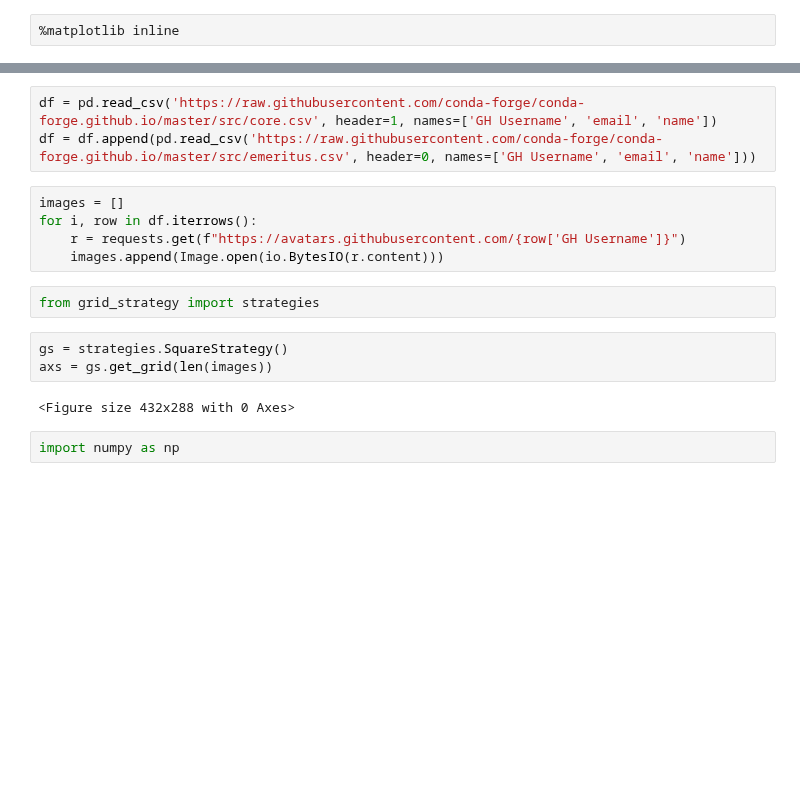
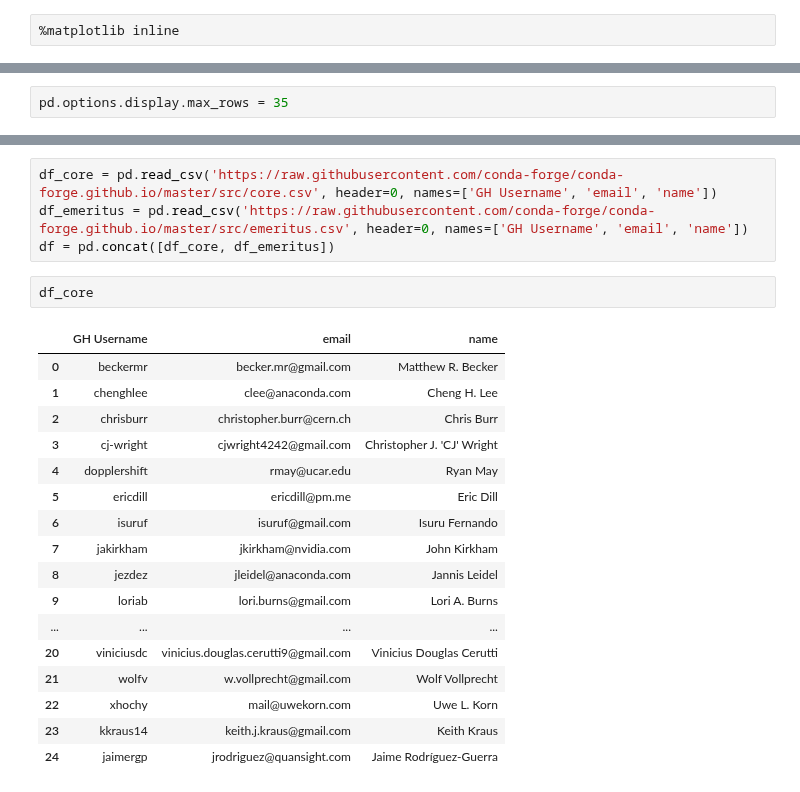
Before and after one commit to conda-forge/by-the-numbers, a Jupyter notebook: core_images.ipynb, the cells around one changed output, grey strips where cells are left out. Cells and saved outputs as stored; diff of their text form; blank space fills up the shorter version.

```diff
--- a/core_images.ipynb
+++ b/core_images.ipynb
@@ -11,0 +14,2 @@ import pandas as pd
+# %%
+pd.options.display.max_rows = 35
@@ -12,17 +40,24 @@ import pandas as pd
 # %%
-df = pd.read_csv('https://raw.githubusercontent.com/conda-forge/conda-forge.github.io/master/src/core.csv', header=1, names=['GH Username', 'email', 'name'])
-df = df.append(pd.read_csv('https://raw.githubusercontent.com/conda-forge/conda-forge.github.io/master/src/emeritus.csv', header=0, names=['GH Username', 'email', 'name']))
+df_core = pd.read_csv('https://raw.githubusercontent.com/conda-forge/conda-forge.github.io/master/src/core.csv', header=0, names=['GH Username', 'email', 'name'])
+df_emeritus = pd.read_csv('https://raw.githubusercontent.com/conda-forge/conda-forge.github.io/master/src/emeritus.csv', header=0, names=['GH Username', 'email', 'name'])
+df = pd.concat([df_core, df_emeritus])
-# %%
-images = []
-for i, row in df.iterrows():
-    r = requests.get(f"https://avatars.githubusercontent.com/{row['GH Username']}")
-    images.append(Image.open(io.BytesIO(r.content)))
-# %%
-from grid_strategy import strategies
-# %%
-gs = strategies.SquareStrategy()
-axs = gs.get_grid(len(images))
-# %% [output]
-<Figure size 432x288 with 0 Axes>
-# %%
-import numpy as np
+# %%
+df_core
+# %% [output]
+|  | GH Username | email | name |
+| 0 | beckermr | becker.mr@gmail.com | Matthew R. Becker |
+| 1 | chenghlee | clee@anaconda.com | Cheng H. Lee |
+| 2 | chrisburr | christopher.burr@cern.ch | Chris Burr |
+| 3 | cj-wright | cjwright4242@gmail.com | Christopher J. 'CJ' Wright |
+| 4 | dopplershift | rmay@ucar.edu | Ryan May |
+| 5 | ericdill | ericdill@pm.me | Eric Dill |
+| 6 | isuruf | isuruf@gmail.com | Isuru Fernando |
+| 7 | jakirkham | jkirkham@nvidia.com | John Kirkham |
+| 8 | jezdez | jleidel@anaconda.com | Jannis Leidel |
+| 9 | loriab | lori.burns@gmail.com | Lori A. Burns |
+| ... | ... | ... | ... |
+| 20 | viniciusdc | vinicius.douglas.cerutti9@gmail.com | Vinicius Douglas Cerutti |
+| 21 | wolfv | w.vollprecht@gmail.com | Wolf Vollprecht |
+| 22 | xhochy | mail@uwekorn.com | Uwe L. Korn |
+| 23 | kkraus14 | keith.j.kraus@gmail.com | Keith Kraus |
+| 24 | jaimergp | jrodriguez@quansight.com | Jaime Rodríguez-Guerra |
```
Also changed, not shown: parts of 10 cells of this notebook, 14 other files.
